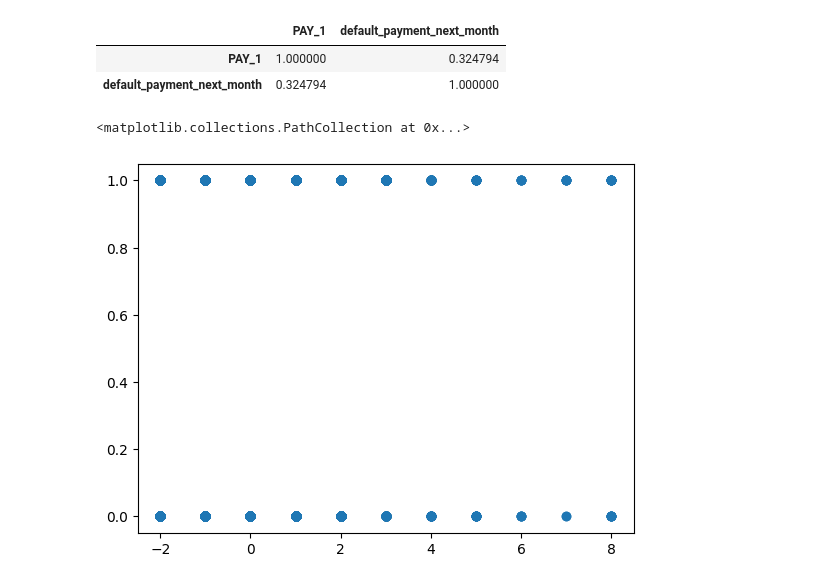
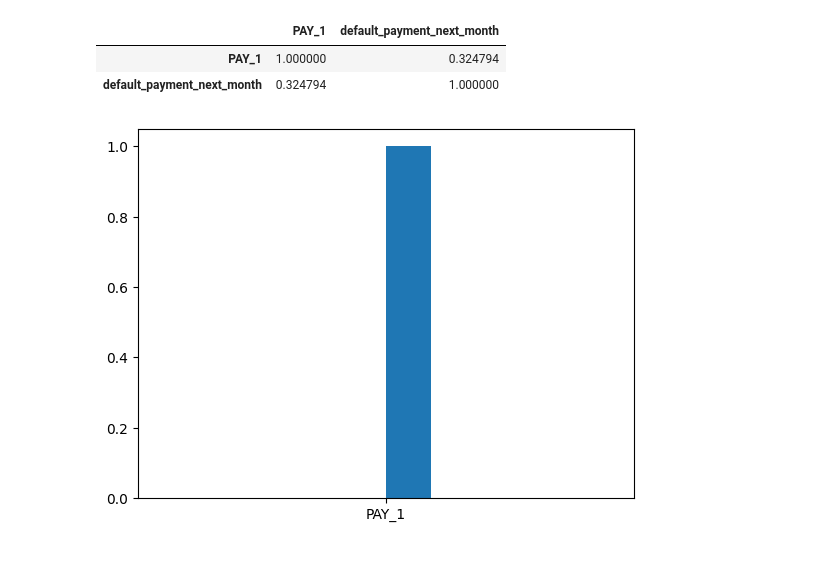
Before and after one commit to jessepoljak/Project_2_Credit_Default, a Jupyter notebook: Project2_Loans.ipynb, the cells around one changed output. Cells and saved outputs as stored; diff of their text form; code cells hidden in the pictures.

```diff
--- a/Project2_Loans.ipynb
+++ b/Project2_Loans.ipynb
@@ -124,10 +155,11 @@ scaled_data = scaler.fit_transform(df_corr)
 # %%
 #scatter plot Avg_Credit_Utilization vs default_payment_next_month
 import matplotlib.pyplot as plt
 
-plt.scatter(df_corr['PAY_1'], df_corr['default_payment_next_month'])
+# plt.scatter(df_corr['PAY_1'], df_corr['default_payment_next_month'])
 
-#make a histogram
+# make a bar graph
+plt.hist(['PAY_1'])
+plt.show()
 # %% [output]
-<matplotlib.collections.PathCollection at 0x...>
-[figure, old version]
+[figure, new version]
```
Also changed, not shown: parts of 16 cells of this notebook.
